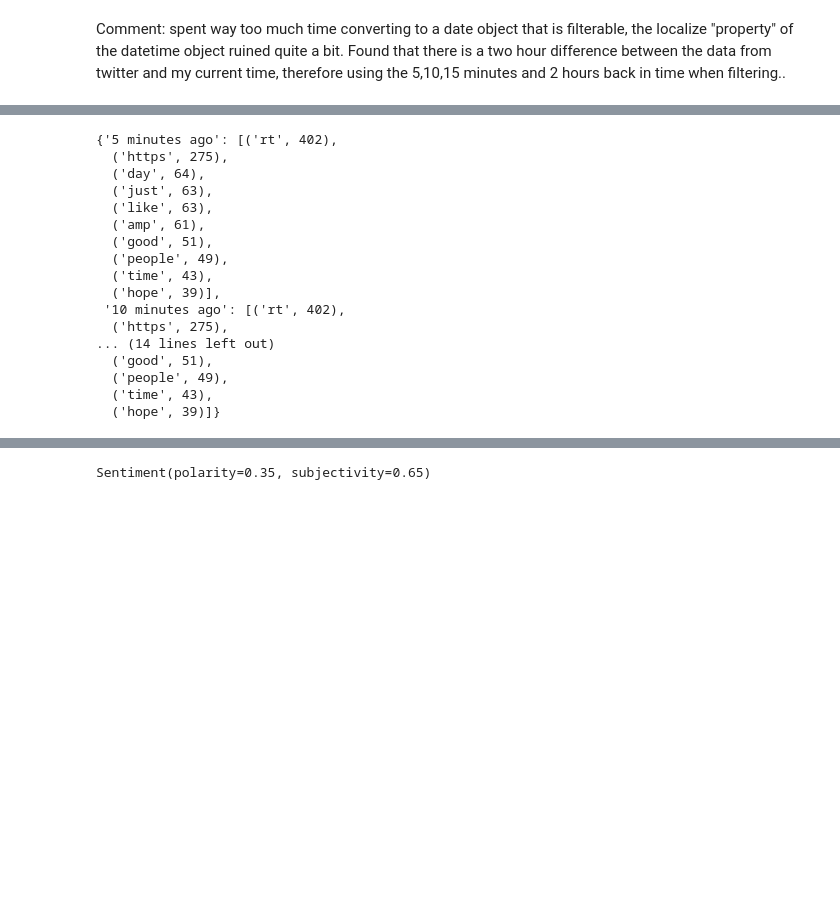
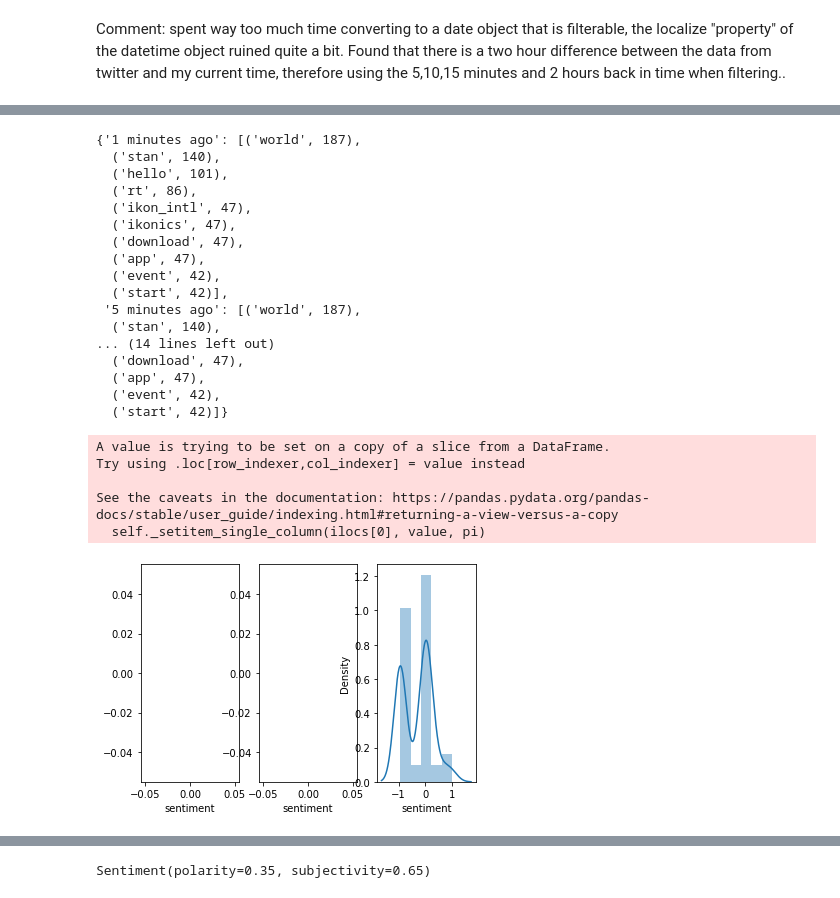
Before and after one commit to addiryan/Kahoot-challenge, a Jupyter notebook: Twitter.ipynb, the cells around one changed output, grey strips where cells are left out. Cells and saved outputs as stored; diff of their text form; code cells hidden in the pictures; blank space fills up the shorter version.

Commit message:
adding method of plotting distribution plots of the sentiment for each time period

```diff
--- a/Twitter.ipynb
+++ b/Twitter.ipynb
@@ -69,10 +69,11 @@ df_query_count = pd.DataFrame(query_count_object["data"], columns=["start","end"
 df_query_count.loc[:,"start"] = pd.to_datetime(df_query_count.loc[:,"start"],utc=True)
 df_query_count.loc[:,"end"] = pd.to_datetime(df_query_count.loc[:,"end"],utc=True)
 # %%
-'''Get the search counts for the query, 5 minutes, 10 minutes, 15 minutes ago and total hits'''
+'''Get the search counts for the query, 1 minute, 5 minutes, 15 minutes ago and total hits'''
+time_steps = [1,5,15]
 query_count = {}
 timezone_delay = 120
-for minutes_ago in range(5,16,5):
+for minutes_ago in time_steps:
     time_delta = pd.to_datetime('today') - pd.Timedelta(120 + minutes_ago, 'minutes')
     query_count[str(minutes_ago) + " minutes ago"] = df_query_count[df_query_count["start"] >= time_delta.tz_localize('UTC')].tweet_count.sum()
 query_count["total"] = query_count_object["meta"]["total_tweet_count"]
@@ -87,7 +88,7 @@ start_time = start_time.isoformat("T")+"Z"
 
 # Optional params: start_time,end_time,since_id,until_id,max_results,next_token,
 # expansions,tweet.fields,media.fields,poll.fields,place.fields,user.fields
-search_term = "great"
+search_term = "hello world"
 query_search_params = {'query': search_term,'tweet.fields': 'author_id,created_at','max_results':'100', 'start_time':start_time}
 # %%
 '''
@@ -149,26 +150,26 @@ def get_most_frequent_words(query_word, corpus,n_words):
     return words_freq[:n_words]
 # %%
 frequent_terms = {}
-for minutes_ago in range(5,16,5):
+for minutes_ago in time_steps:
     time_delta = pd.to_datetime('today') - pd.Timedelta(120 + minutes_ago, 'minutes')
     frequent_terms[str(minutes_ago) + " minutes ago"] = get_most_frequent_words(search_term,df_tweets[df_tweets["created_at"] >= time_delta.tz_localize('UTC')].text.values, 10)
 # %%
 frequent_terms
 # %% [output]
-{'5 minutes ago': [('rt', 402),
-  ('https', 275),
-  ('day', 64),
-  ('just', 63),
-  ('like', 63),
-  ('amp', 61),
-  ('good', 51),
-  ('people', 49),
-  ('time', 43),
-  ('hope', 39)],
- '10 minutes ago': [('rt', 402),
-  ('https', 275),
+{'1 minutes ago': [('world', 187),
+  ('stan', 140),
+  ('hello', 101),
+  ('rt', 86),
+  ('ikon_intl', 47),
+  ('ikonics', 47),
+  ('download', 47),
+  ('app', 47),
+  ('event', 42),
+  ('start', 42)],
+ '5 minutes ago': [('world', 187),
+  ('stan', 140),
 ... (14 lines left out)
-  ('good', 51),
-  ('people', 49),
-  ('time', 43),
-  ('hope', 39)]}
+  ('download', 47),
+  ('app', 47),
+  ('event', 42),
+  ('start', 42)]}
@@ -175,10 +178,20 @@ frequent_terms
 # %%
+'''Filters the tweet dataframe by tweets created the last '''
 from textblob import TextBlob
 from collections import Counter
 top_tweepers = {}
 sentiment = {}
-for minutes_ago in range(5,16,5):
+fig, axes = plt.subplots(ncols=3, nrows=1)
+for i, minutes_ago  in enumerate(time_steps):
     time_delta = pd.to_datetime('today') - pd.Timedelta(120 + minutes_ago, 'minutes')
     tmp_df = df_tweets[df_tweets["created_at"] >= time_delta.tz_localize('UTC')]
     top_tweepers[str(minutes_ago) + " minutes ago"] = Counter(tmp_df.author_id).most_common(10)
-    sentiment[str(minutes_ago) + " minutes ago"] = TextBlob(' '.join(tmp_df.text)).sentiment
+    tmp_df.loc[:,["sentiment"]] = tmp_df.text.apply(find_pol)
+    sns.distplot(tmp_df["sentiment"], ax=axes[i])
+# %% [output]
+A value is trying to be set on a copy of a slice from a DataFrame.
+Try using .loc[row_indexer,col_indexer] = value instead
+
+See the caveats in the documentation: https://pandas.pydata.org/pandas-docs/stable/user_guide/indexing.html#returning-a-view-versus-a-copy
+  self._setitem_single_column(ilocs[0], value, pi)
+[figure, added]
```
Also changed, not shown: parts of 16 cells of this notebook.
